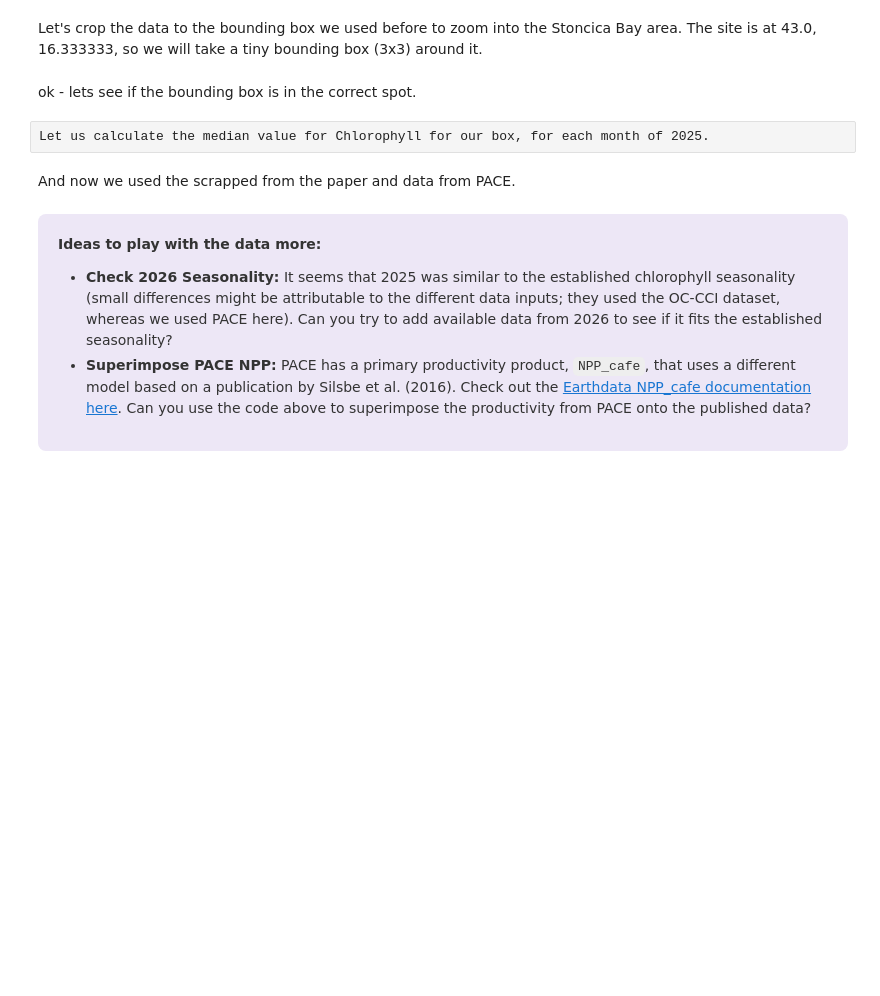
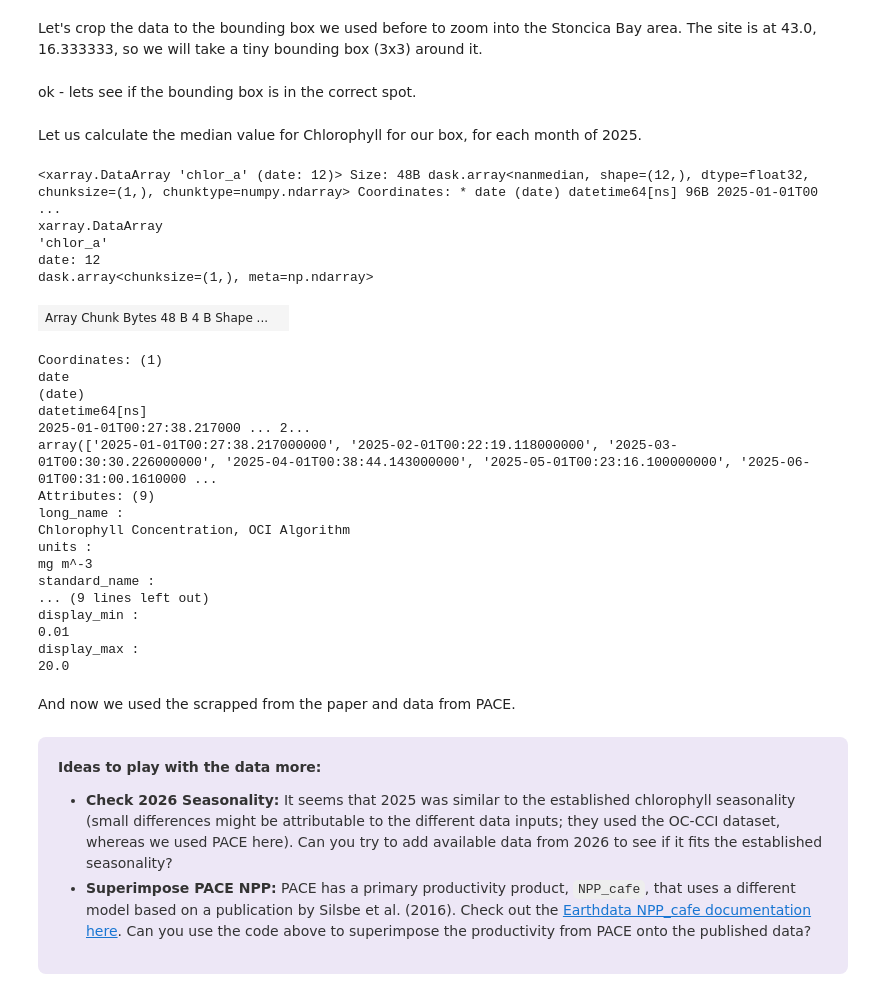
Before and after one commit to ivonaatnasa/SPLIT_PACE, a Jupyter notebook: earthdata_cloud_access_Split.ipynb, the cells around one changed output. Drawn from its saved outputs; the diff is of its cells as text; code cells hidden in the pictures; blank space fills up the shorter version.

```diff
--- a/earthdata_cloud_access_Split.ipynb
+++ b/earthdata_cloud_access_Split.ipynb
@@ -652,10 +608,36 @@ date_str = dataset_crop.date.isel(date=5).dt.strftime("%Y-%m-%d").item()
 
 plt.tight_layout()
 plt.show()
-# %% [raw]
-Let us calculate the median value for Chlorophyll for our box, for each month of 2025.
+# %% [markdown]
+Let us calculate the median value for Chlorophyll for our box, for each month of 2025.
 # %%
 chlor_a_monthly = dataset_crop["chlor_a"].median(dim=["lat", "lon"])
+# %%
+chlor_a_monthly
+# %% [output]
+<xarray.DataArray 'chlor_a' (date: 12)> Size: 48B dask.array<nanmedian, shape=(12,), dtype=float32, chunksize=(1,), chunktype=numpy.ndarray> Coordinates: * date (date) datetime64[ns] 96B 2025-01-01T00 ...
+xarray.DataArray
+'chlor_a'
+date: 12
+dask.array<chunksize=(1,), meta=np.ndarray>
+| Array Chunk Bytes 48 B 4 B Shape ... |  |
+Coordinates: (1)
+date
+(date)
+datetime64[ns]
+2025-01-01T00:27:38.217000 ... 2...
+array(['2025-01-01T00:27:38.217000000', '2025-02-01T00:22:19.118000000', '2025-03-01T00:30:30.226000000', '2025-04-01T00:38:44.143000000', '2025-05-01T00:23:16.100000000', '2025-06-01T00:31:00.1610000 ...
+Attributes: (9)
+long_name :
+Chlorophyll Concentration, OCI Algorithm
+units :
+mg m^-3
+standard_name :
+... (9 lines left out)
+display_min :
+0.01
+display_max :
+20.0
 # %% [markdown]
 And now we used the scrapped from the paper and data from PACE.
 # %%
```
Also changed, not shown: parts of 13 cells of this notebook.
